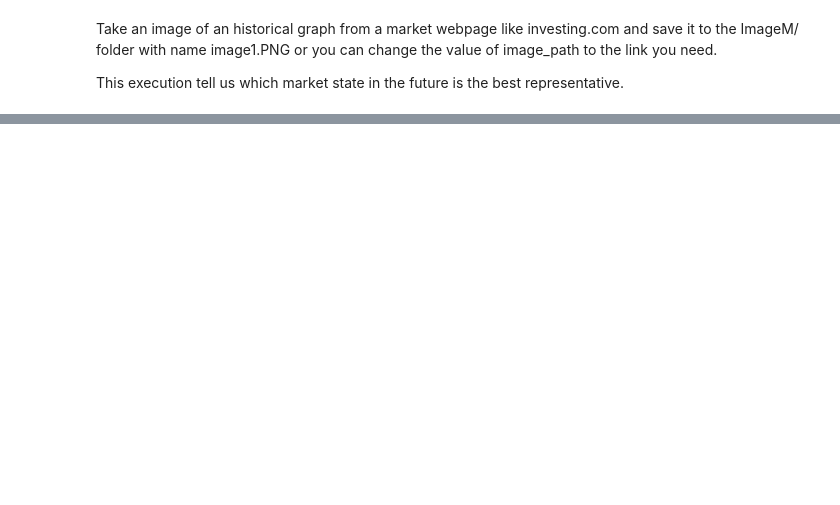
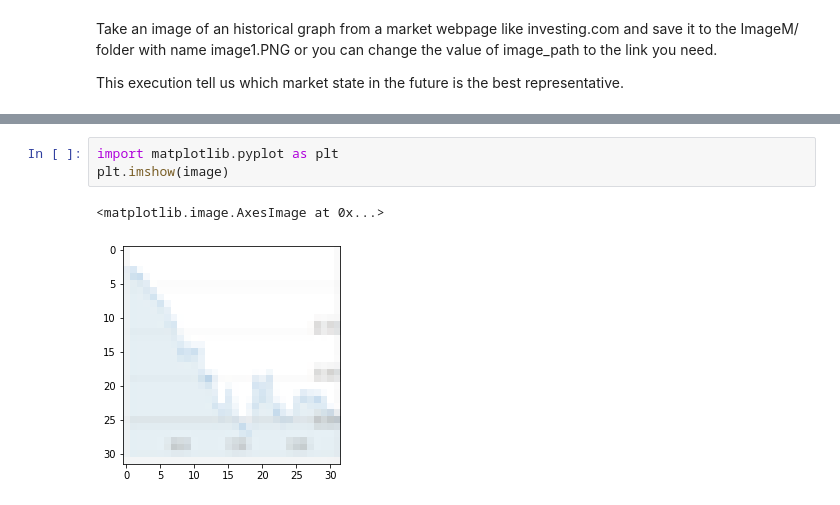
Before and after one commit to imiled/DL_Tools_For_Finance, a Jupyter notebook: Transfert_Learning_Vgg16forSP500.ipynb, the cells around one changed output, grey strips where cells are left out. Saved outputs shown, nothing was run; the diff lists cells and outputs as text; blank space fills up the shorter version.

```diff
--- a/Transfert_Learning_Vgg16forSP500.ipynb
+++ b/Transfert_Learning_Vgg16forSP500.ipynb
@@ -854,0 +901,6 @@ for  ImageM/image1.PNG the best result is  SN
+# %%
+import matplotlib.pyplot as plt
+plt.imshow(image)
+# %% [output]
+<matplotlib.image.AxesImage at 0x...>
+[figure, added]
```
Also changed, not shown: parts of 27 cells of this notebook.
